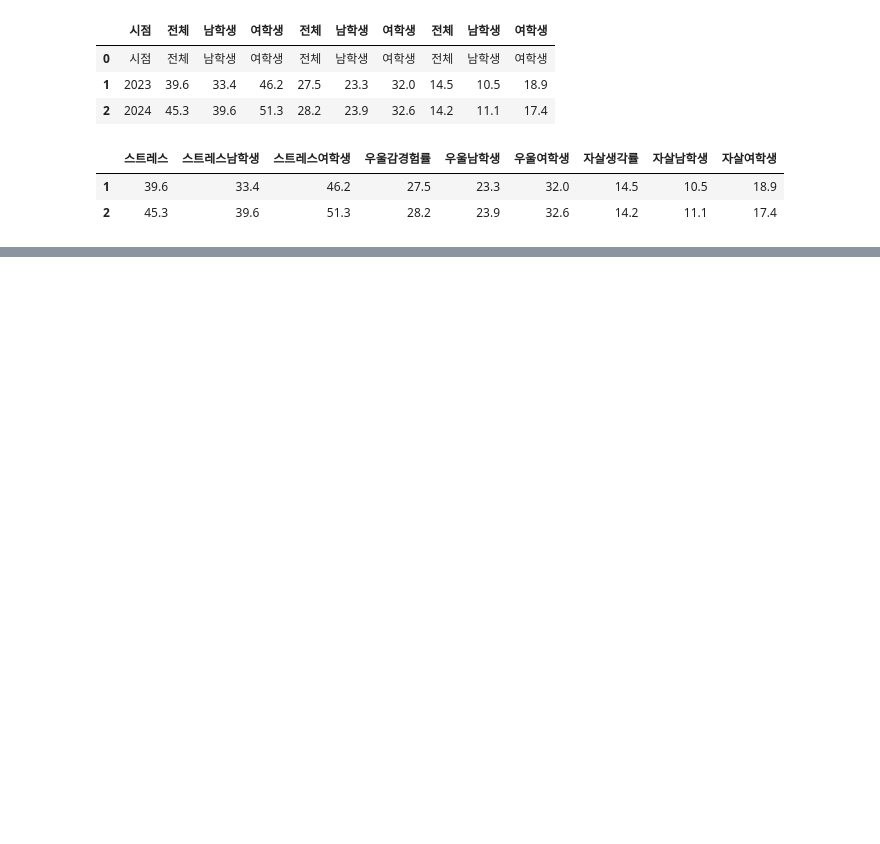
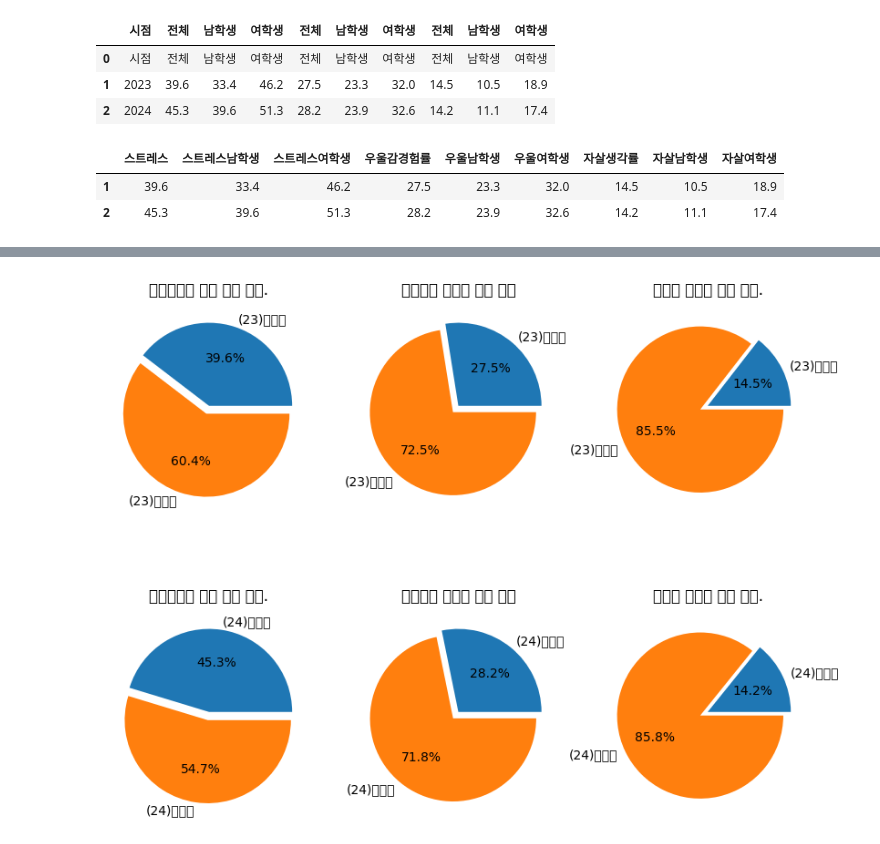
Before and after one commit to hyebinrk/python, a Jupyter notebook: 박혜빈/청소년정신건강분석.ipynb, the cells around one changed output, grey strips where cells are left out. Cells and saved outputs as stored; diff of their text form; code cells hidden in the pictures; blank space fills up the shorter version.

```diff
--- a/박혜빈/청소년정신건강분석.ipynb
+++ b/박혜빈/청소년정신건강분석.ipynb
@@ -94,7 +97,8 @@ KeyError: 2
 # %%
-ori23.loc[2] = 100 - ori23.loc[1,'스트레스':].astype(float)
-ori24.loc[2] = 100 - ori24.loc[1,'스트레스':].astype(float)
+ori23.loc[1] = 100 - ori23.loc[0,'스트레스':].astype(float)
+ori24.loc[1] = 100 - ori24.loc[0,'스트레스':].astype(float)
 
 ori23['응답'] = ['(23)그렇다','(23)아니다']
-ori23
+ori24['응답'] = ['(24)그렇다','(24)아니다']
+ori24
 # %% [output]
@@ -102,3 +108,4 @@ KeyError: 1
 # %%
-ori=ori.set_index('응답')
-ori
+ori23=ori23.set_index('응답')
+ori24=ori24.set_index('응답')
+ori23
@@ -105,17 +117,31 @@ ori
 # %%
-fig, ax = plt.subplots(1,3,figsize=(10,8))
+fig, ax = plt.subplots(2,3,figsize=(10,8))
 
-ori['스트레스'].astype(float).plot.pie(explode = [0,0,0,0], ax = ax[0] , autopct="%.1f%%")
-ax[0].set_title('스트레스를 받은 적이 있다.')
-ax[0].set_ylabel('')
+ori23['스트레스'].astype(float).plot.pie(explode = [0,0.1], ax = ax[0,0] , autopct="%.1f%%")
+ax[0,0].set_title('스트레스를 받은 적이 있다.')
+ax[0,0].set_ylabel('')
 
-ori['우울감경험률'].astype(float).plot.pie(explode = [0,0,0,0], ax = ax[1] , autopct="%.1f%%")
-ax[1].set_title('우울증을 경험한 적이 있다')
-ax[1].set_ylabel('')
+ori23['우울감경험률'].astype(float).plot.pie(explode = [0,0.1], ax = ax[0,1] , autopct="%.1f%%")
+ax[0,1].set_title('우울증을 경험한 적이 있다')
+ax[0,1].set_ylabel('')
 
-ori['자살생각률'].astype(float).plot.pie(explode = [0,0,0,0], ax = ax[2] , autopct="%.1f%%")
-ax[2].set_title('자살을 고민한 적이 있다.')
-ax[2].set_ylabel('')
+ori23['자살생각률'].astype(float).plot.pie(explode = [0,0.1], ax = ax[0,2] , autopct="%.1f%%")
+ax[0,2].set_title('자살을 고민한 적이 있다.')
+ax[0,2].set_ylabel('')
+
+ori24['스트레스'].astype(float).plot.pie(explode = [0,0.1], ax = ax[1,0] , autopct="%.1f%%")
+ax[1,0].set_title('스트레스를 받은 적이 있다.')
+ax[1,0].set_ylabel('')
+
+ori24['우울감경험률'].astype(float).plot.pie(explode = [0,0.1], ax = ax[1,1] , autopct="%.1f%%")
+ax[1,1].set_title('우울증을 경험한 적이 있다')
+ax[1,1].set_ylabel('')
+
+ori24['자살생각률'].astype(float).plot.pie(explode = [0,0.1], ax = ax[1,2] , autopct="%.1f%%")
+ax[1,2].set_title('자살을 고민한 적이 있다.')
+ax[1,2].set_ylabel('')
 
 
 plt.show()
+# %% [output]
+[figure, added]
```
Also changed, not shown: parts of 6 cells of this notebook, 4 other files.
